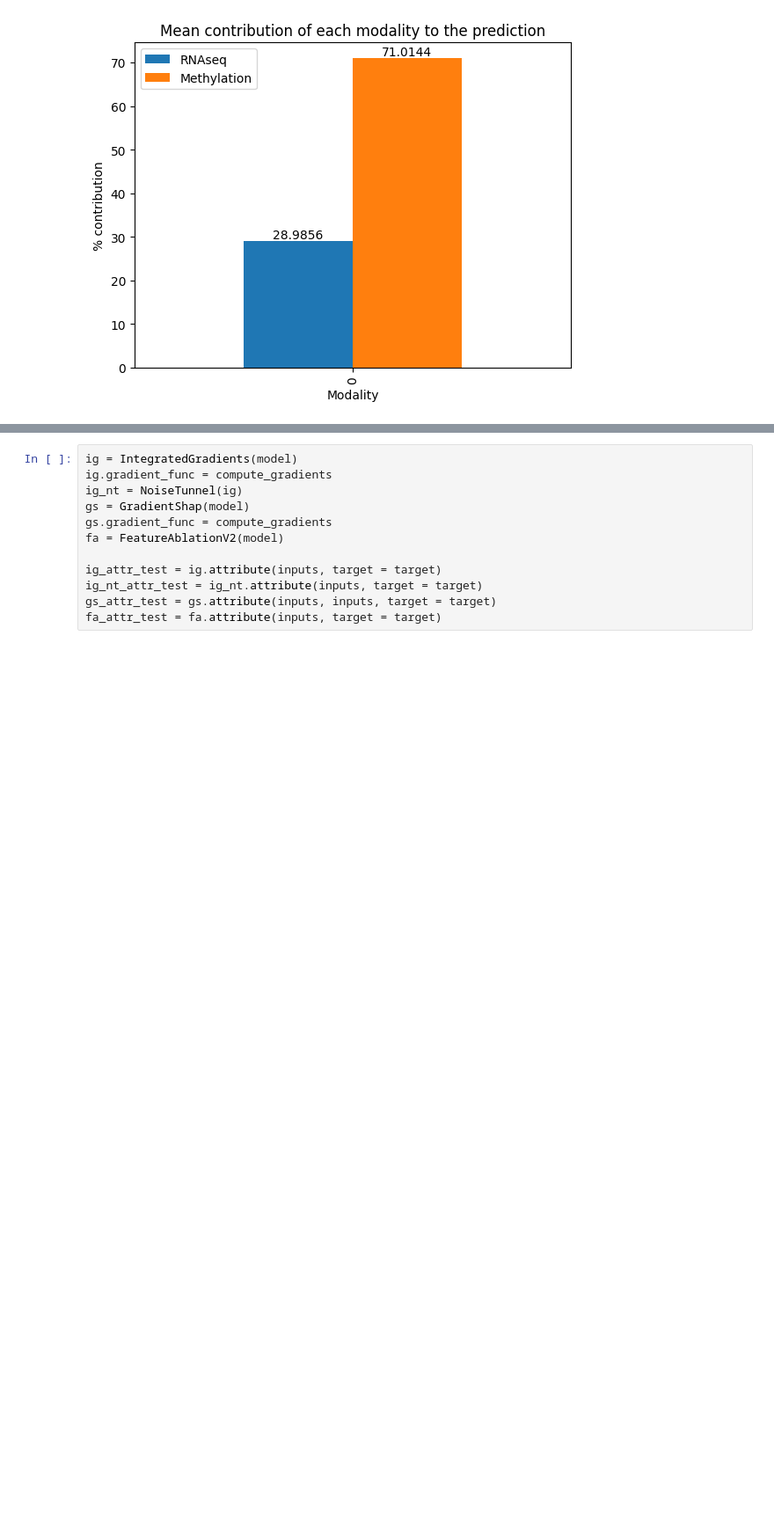
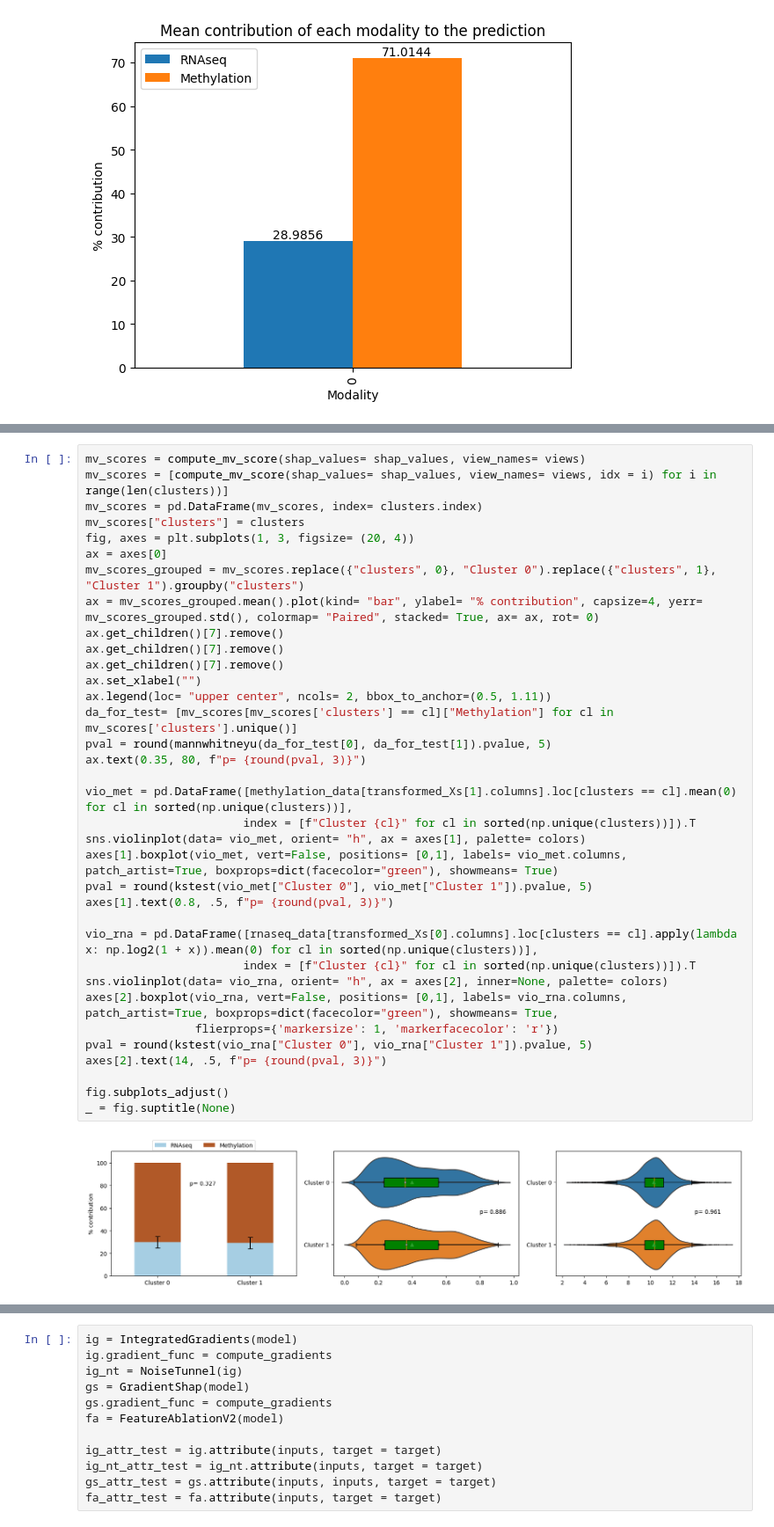
Before and after one commit to albertolzs/edc_mo_pdac, a Jupyter notebook: src/explainability.ipynb, the cells around one changed output, grey strips where cells are left out. Shown at 88% size. Drawn from its saved outputs; the diff is of its cells as text; blank space fills up the shorter version.

```diff
--- a/src/explainability.ipynb
+++ b/src/explainability.ipynb
@@ -167,0 +199,37 @@ for ax,view in zip(axes, views):
+# %%
+mv_scores = compute_mv_score(shap_values= shap_values, view_names= views)
+mv_scores = [compute_mv_score(shap_values= shap_values, view_names= views, idx = i) for i in range(len(clusters))]
+mv_scores = pd.DataFrame(mv_scores, index= clusters.index)
+mv_scores["clusters"] = clusters
+fig, axes = plt.subplots(1, 3, figsize= (20, 4))
+ax = axes[0]
+mv_scores_grouped = mv_scores.replace({"clusters", 0}, "Cluster 0").replace({"clusters", 1}, "Cluster 1").groupby("clusters")
+ax = mv_scores_grouped.mean().plot(kind= "bar", ylabel= "% contribution", capsize=4, yerr= mv_scores_grouped.std(), colormap= "Paired", stacked= True, ax= ax, rot= 0)
+ax.get_children()[7].remove()
+ax.get_children()[7].remove()
+ax.get_children()[7].remove()
+ax.set_xlabel("")
+ax.legend(loc= "upper center", ncols= 2, bbox_to_anchor=(0.5, 1.11))
+da_for_test= [mv_scores[mv_scores['clusters'] == cl]["Methylation"] for cl in mv_scores['clusters'].unique()]
+pval = round(mannwhitneyu(da_for_test[0], da_for_test[1]).pvalue, 5)
+ax.text(0.35, 80, f"p= {round(pval, 3)}")
+
+vio_met = pd.DataFrame([methylation_data[transformed_Xs[1].columns].loc[clusters == cl].mean(0) for cl in sorted(np.unique(clusters))],
+                       index = [f"Cluster {cl}" for cl in sorted(np.unique(clusters))]).T
+sns.violinplot(data= vio_met, orient= "h", ax = axes[1], palette= colors)
+axes[1].boxplot(vio_met, vert=False, positions= [0,1], labels= vio_met.columns, patch_artist=True, boxprops=dict(facecolor="green"), showmeans= True)
+pval = round(kstest(vio_met["Cluster 0"], vio_met["Cluster 1"]).pvalue, 5)
+axes[1].text(0.8, .5, f"p= {round(pval, 3)}")
+
+vio_rna = pd.DataFrame([rnaseq_data[transformed_Xs[0].columns].loc[clusters == cl].apply(lambda x: np.log2(1 + x)).mean(0) for cl in sorted(np.unique(clusters))],
+                       index = [f"Cluster {cl}" for cl in sorted(np.unique(clusters))]).T
+sns.violinplot(data= vio_rna, orient= "h", ax = axes[2], inner=None, palette= colors)
+axes[2].boxplot(vio_rna, vert=False, positions= [0,1], labels= vio_rna.columns, patch_artist=True, boxprops=dict(facecolor="green"), showmeans= True,
+                flierprops={'markersize': 1, 'markerfacecolor': 'r'})
+pval = round(kstest(vio_rna["Cluster 0"], vio_rna["Cluster 1"]).pvalue, 5)
+axes[2].text(14, .5, f"p= {round(pval, 3)}")
+
+fig.subplots_adjust()
+_ = fig.suptitle(None)
+# %% [output]
+[figure, added]
```
Also changed, not shown: parts of 44 cells of this notebook.
